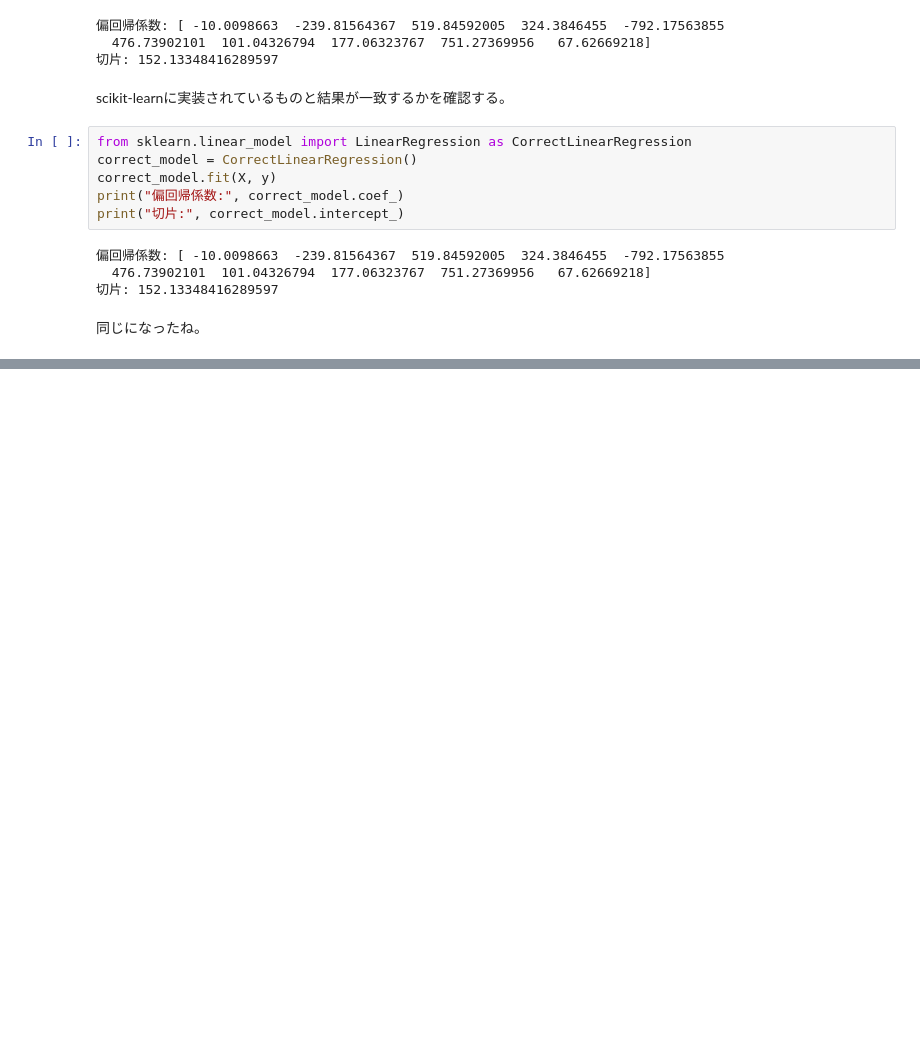
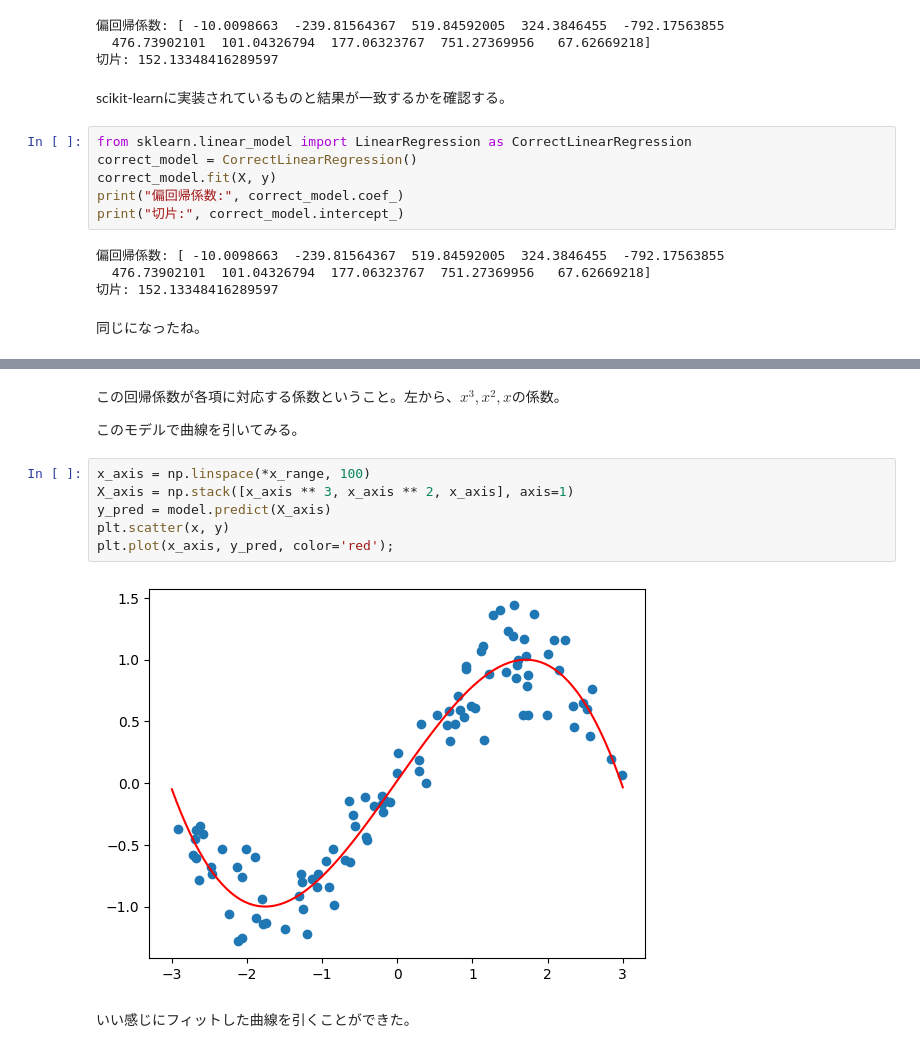
Before and after one commit to misya11p/machine-learning, a Jupyter notebook: linear_regression.ipynb, the cells around one changed output, grey strips where cells are left out. Drawn from its saved outputs; the diff is of its cells as text; blank space fills up the shorter version.

```diff
--- a/linear_regression.ipynb
+++ b/linear_regression.ipynb
@@ -407,0 +474,14 @@ print("切片:", correct_model.intercept_)
+# %% [markdown]
+この回帰係数が各項に対応する係数ということ。左から、$x^3, x^2, x$の係数。
+
+このモデルで曲線を引いてみる。
+# %%
+x_axis = np.linspace(*x_range, 100)
+X_axis = np.stack([x_axis ** 3, x_axis ** 2, x_axis], axis=1)
+y_pred = model.predict(X_axis)
+plt.scatter(x, y)
+plt.plot(x_axis, y_pred, color='red');
+# %% [output]
+[figure, added]
+# %% [markdown]
+いい感じにフィットした曲線を引くことができた。
```
Also changed, not shown: parts of 10 cells of this notebook.
